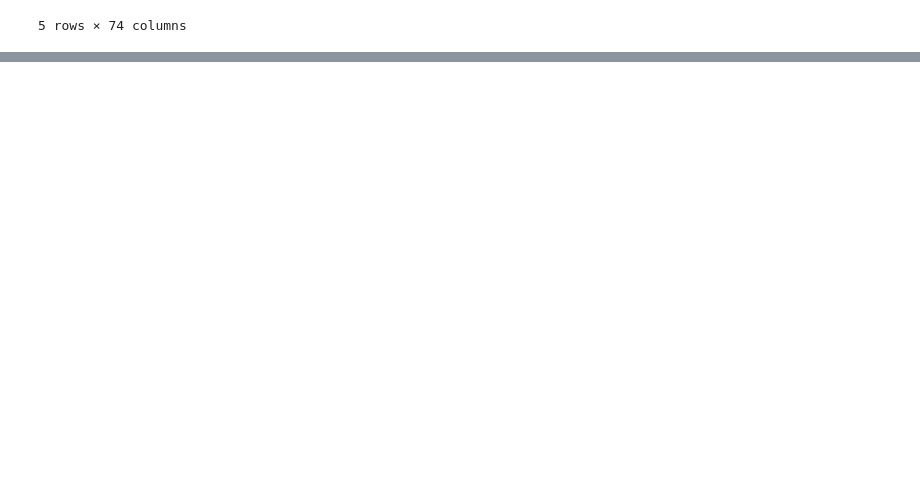
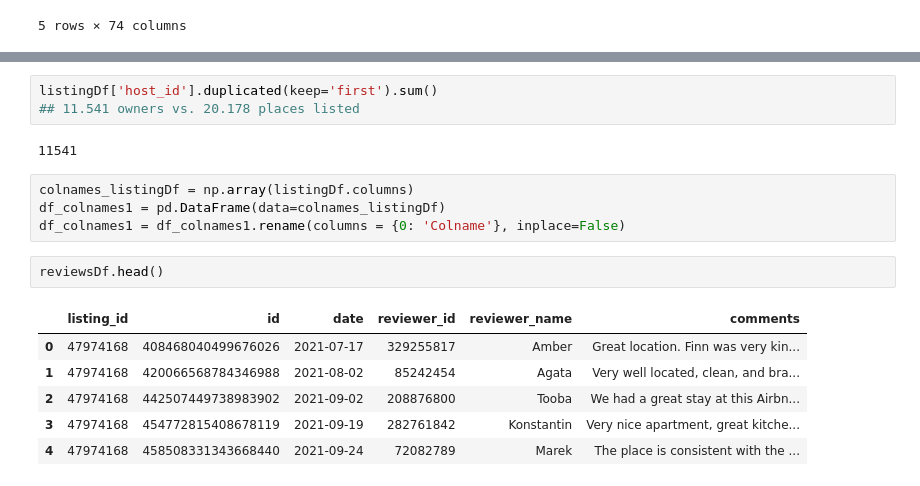
Before and after one commit to dianaionascu15/airbnb-nlp, a Jupyter notebook: airbnb_nlp.ipynb, the cells around one changed output, grey strips where cells are left out. Drawn from its saved outputs; the diff is of its cells as text; blank space fills up the shorter version.

```diff
--- a/airbnb_nlp.ipynb
+++ b/airbnb_nlp.ipynb
@@ -18,0 +73,18 @@ listingDf.head()
+# %%
+listingDf['host_id'].duplicated(keep='first').sum()
+## 11.541 owners vs. 20.178 places listed
+# %% [output]
+11541
+# %%
+colnames_listingDf = np.array(listingDf.columns)
+df_colnames1 = pd.DataFrame(data=colnames_listingDf)
+df_colnames1 = df_colnames1.rename(columns = {0: 'Colname'}, inplace=False)
+# %%
+reviewsDf.head()
+# %% [output]
+|  | listing_id | id | date | reviewer_id | reviewer_name | comments |
+| 0 | 47974168 | 408468040499676026 | 2021-07-17 | 329255817 | Amber | Great location. Finn was very kin... |
+| 1 | 47974168 | 420066568784346988 | 2021-08-02 | 85242454 | Agata | Very well located, clean, and bra... |
+| 2 | 47974168 | 442507449738983902 | 2021-09-02 | 208876800 | Tooba | We had a great stay at this Airbn... |
+| 3 | 47974168 | 454772815408678119 | 2021-09-19 | 282761842 | Konstantin | Very nice apartment, great kitche... |
+| 4 | 47974168 | 458508331343668440 | 2021-09-24 | 72082789 | Marek | The place is consistent with the ... |
```
Also changed, not shown: parts of 20 cells of this notebook.
